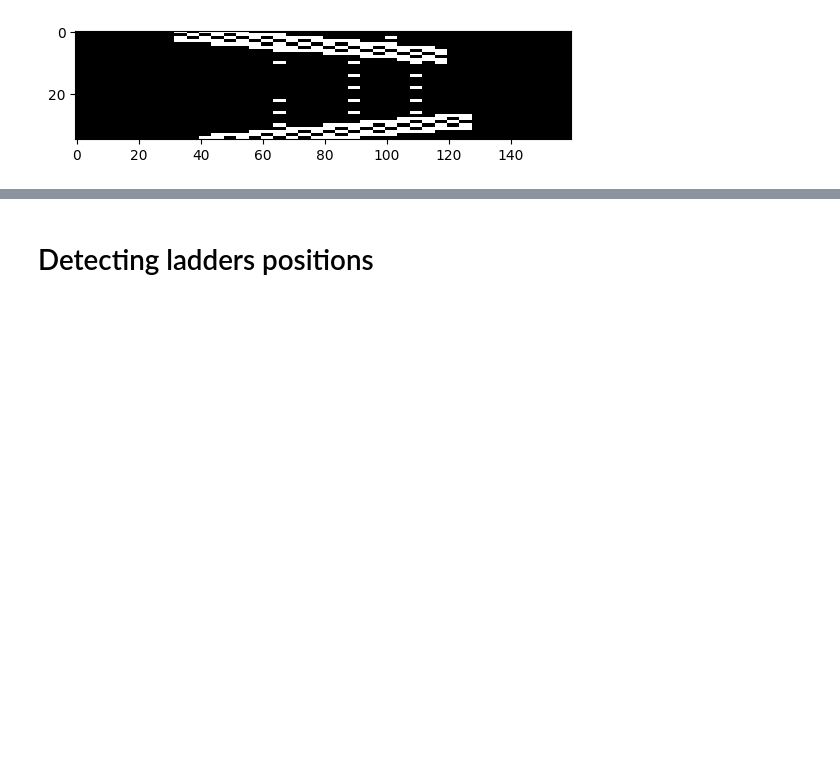
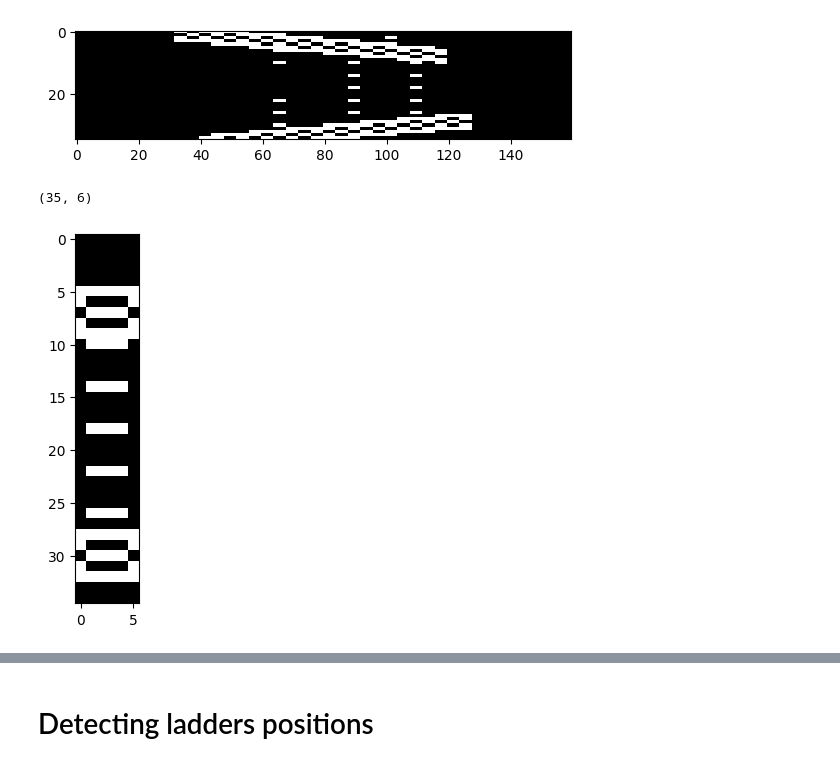
Before and after one commit to Pikurrot/RL-Project, a Jupyter notebook: DKONG/notebooks/1-ladders_and_levels.ipynb, the cells around one changed output, grey strips where cells are left out. Drawn from its saved outputs; the diff is of its cells as text; code cells hidden in the pictures; blank space fills up the shorter version.

```diff
--- a/DKONG/notebooks/1-ladders_and_levels.ipynb
+++ b/DKONG/notebooks/1-ladders_and_levels.ipynb
@@ -39,3 +39,12 @@ plt.imshow(temp_crop, cmap="gray")
 plt.show()
 # %% [output]
 [figure]
+# %%
+# crop
+temp_crop = gray_obs[110:145, 107:113]
+print(temp_crop.shape)
+plt.imshow(temp_crop, cmap="gray")
+plt.show()
+# %% [output]
+(35, 6)
+[figure, added]
```
Also changed, not shown: parts of 1 cell of this notebook, 4 other files.
